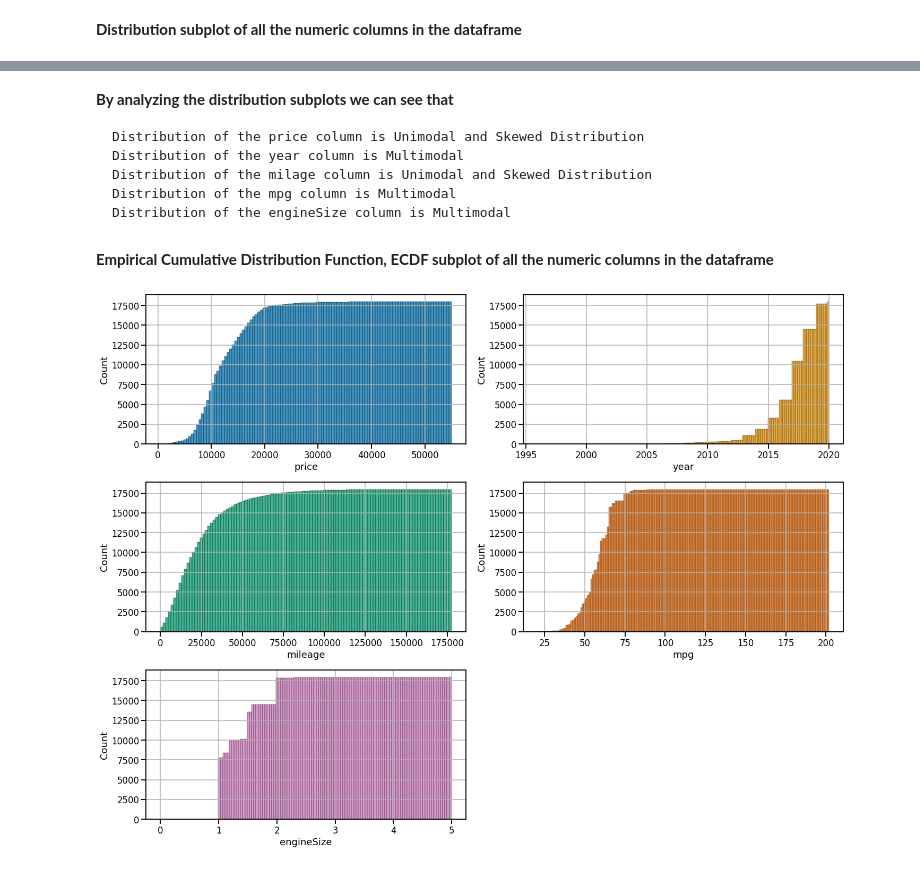
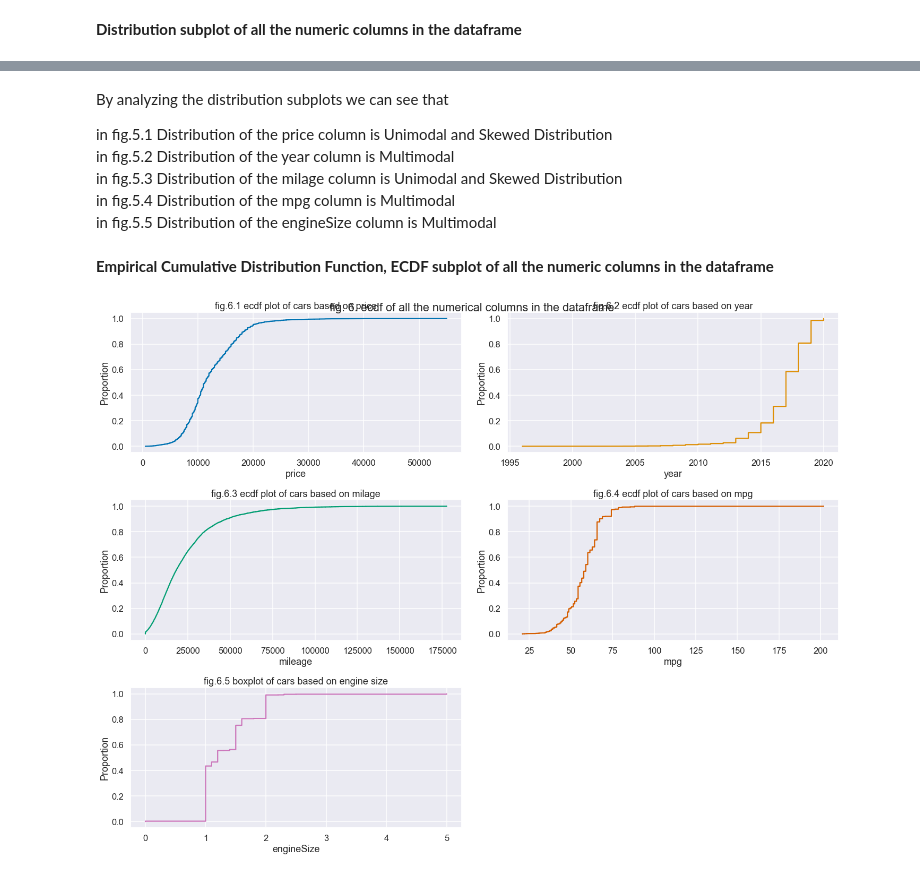
Before and after one commit to zintesar/ford_used_car_EDA, a Jupyter notebook: ford_used_car_analysis.ipynb, the cells around one changed output, grey strips where cells are left out. Saved outputs shown, nothing was run; the diff lists cells and outputs as text; code cells hidden in the pictures.

```diff
--- a/ford_used_car_analysis.ipynb
+++ b/ford_used_car_analysis.ipynb
@@ -1,10 +20,19 @@
 # %% [markdown]
 <strong>Importing of required libraries and packages</strong>
 # %%
+# import the data analysis libraries
 import pandas as pd
 import numpy as np
+
+# data visualization libraries
 import matplotlib.pyplot as plt
 import seaborn as sns
 
+# generate clear images
 sns.set_context('talk')
+
+# for desired color palette
 plot_color = sns.color_palette("colorblind")
+
+# set the background of the images
+sns.set_style('darkgrid')
@@ -230,43 +380,47 @@ plt.show()
 # %% [markdown]
-<strong>By analyzing the distribution subplots we can see that
+By analyzing the distribution subplots we can see that
 
-    Distribution of the price column is Unimodal and Skewed Distribution
-    Distribution of the year column is Multimodal
-    Distribution of the milage column is Unimodal and Skewed Distribution
-    Distribution of the mpg column is Multimodal
-    Distribution of the engineSize column is Multimodal
-</strong>
+   in fig.5.1 Distribution of the price column is Unimodal and Skewed Distribution
+   <br>in fig.5.2 Distribution of the year column is Multimodal
+   <br>in fig.5.3 Distribution of the milage column is Unimodal and Skewed Distribution
+   <br>in fig.5.4 Distribution of the mpg column is Multimodal
+   <br>in fig.5.5 Distribution of the engineSize column is Multimodal
 # %% [markdown]
 <strong>Empirical Cumulative Distribution Function, ECDF subplot of all the numeric columns in the dataframe</strong>
 # %%
 plt.figure(figsize=(20,15))
 
 #subplot row1 column1 price
 plt.subplot(3,2,1)
-sns.histplot(data=df, x='price', cumulative=True , color= plot_color[0])
-plt.grid()
+sns.ecdfplot(data=df, x='price', color= plot_color[0])
+plt.title("fig.6.1 ecdf plot of cars based on price")
+
 
 #subplot row1 column2 year
 plt.subplot(3,2,2)
-sns.histplot(data=df, x='year' , cumulative=True , color= plot_color[1])
-plt.grid()
+sns.ecdfplot(data=df, x='year', color= plot_color[1])
+plt.title("fig.6.2 ecdf plot of cars based on year")
 
 #subplot row2 column1 milage
 plt.subplot(3,2,3)
-sns.histplot(data=df, x='mileage' , cumulative=True , color= plot_color[2] )
-plt.grid()
+sns.ecdfplot(data=df, x='mileage', color= plot_color[2] )
+plt.title("fig.6.3 ecdf plot of cars based on milage")
 
 #subplot row2 column2 miles per gallon
 plt.subplot(3,2,4)
-sns.histplot(data=df, x='mpg' , cumulative=True , color= plot_color[3])
-plt.grid()
+sns.ecdfplot(data=df, x='mpg', color= plot_color[3])
+plt.title("fig.6.4 ecdf plot of cars based on mpg")
 
 #subplot row3 column1 engine size
 plt.subplot(3,2,5)
-sns.histplot(data=df, x='engineSize', cumulative=True , color= plot_color[4])
-plt.grid()
+sns.ecdfplot(data=df, x='engineSize', color= plot_color[4])
+plt.title("fig.6.5 boxplot of cars based on engine size")
+
+
+plt.suptitle("fig. 6. ecdf of all the numerical columns in the dataframe")
+
 
 plt.tight_layout()
 plt.show()
 # %% [output]
-[figure, old version]
+[figure, new version]
```
Also changed, not shown: parts of 26 cells of this notebook, 2 other files.
